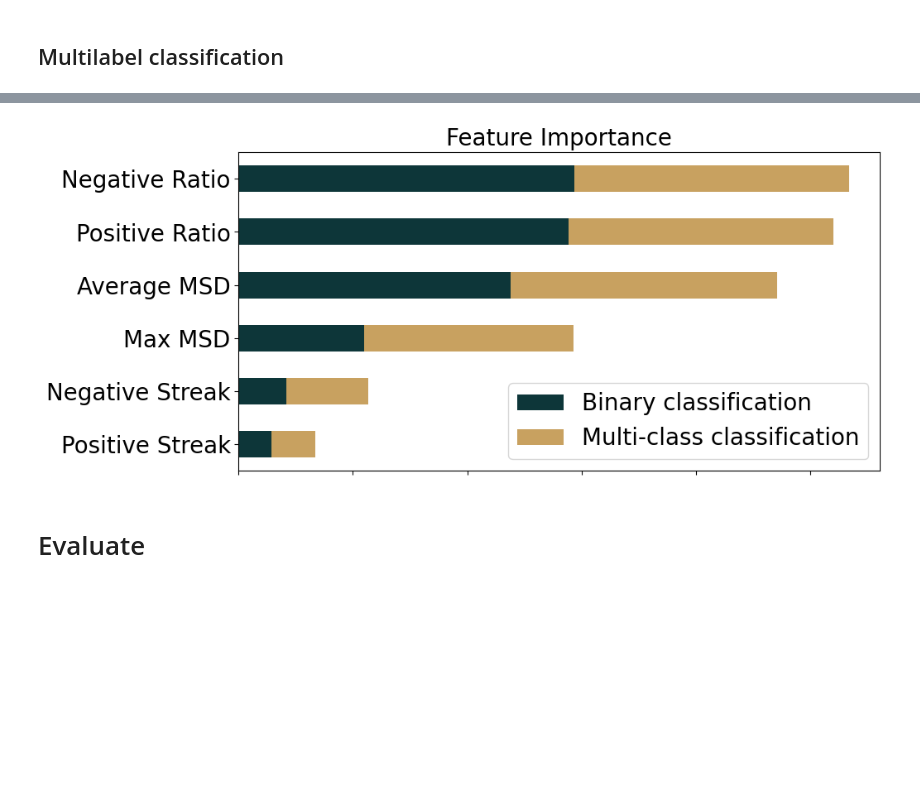
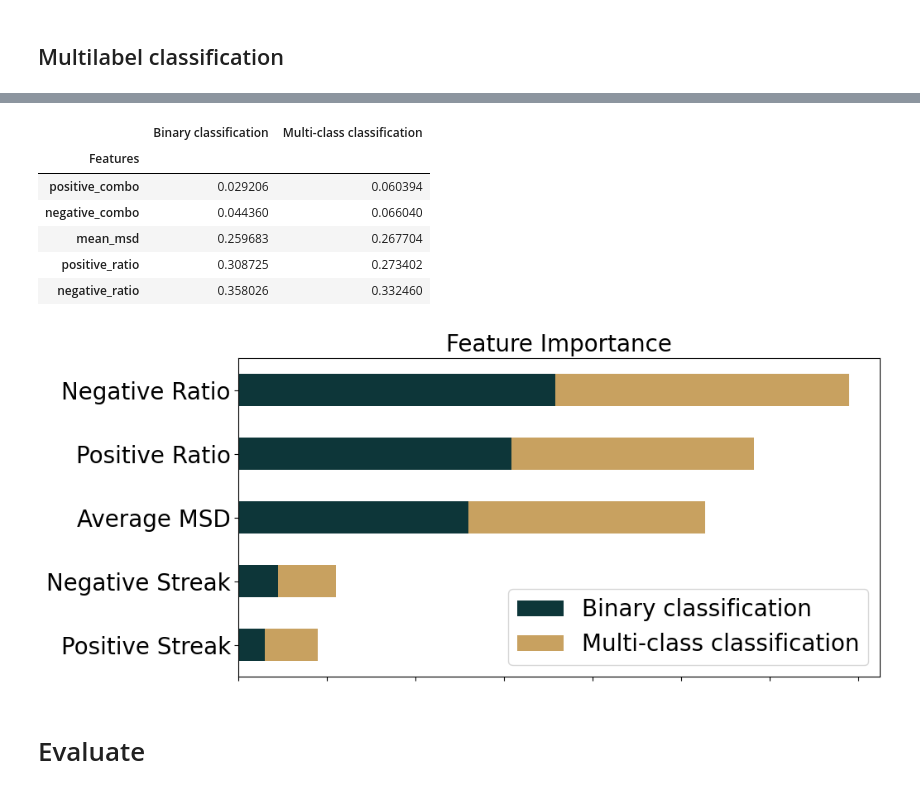
Before and after one commit to luluilmaknun/moodinstability-twitterstmhd, a Jupyter notebook: code/prediction.ipynb, the cells around one changed output, grey strips where cells are left out. Saved outputs shown, nothing was run; the diff lists cells and outputs as text; code cells hidden in the pictures; blank space fills up the shorter version.

```diff
--- a/code/prediction.ipynb
+++ b/code/prediction.ipynb
@@ -78,11 +78,11 @@ data[data.duplicated(subset=["max_msd", "mean_msd", "positive_ratio", "negative_
 # %%
 train, test = train_test_split(data, stratify=data['mlabel'], test_size=0.2, random_state=RANDOM_SEED)
 
-X_train = train.drop(['mlabel', 'label'], axis=1)
+X_train = train.drop(['mlabel', 'label', 'max_msd'], axis=1)
 y_train = train['label']
 my_train = train['mlabel']
 
-X_test = test.drop(['mlabel', 'label'], axis=1)
+X_test = test.drop(['mlabel', 'label', 'max_msd'], axis=1)
 y_test = test['label']
 my_test = test['mlabel']
 # %% [markdown]
@@ -272,35 +268,44 @@ positive_combo
 #Feature importance
 features = X_train.columns
 b_importance = bgrids[3].feature_importances_ / sum(bgrids[3].feature_importances_)
 m_importance = mgrids[3].feature_importances_ / sum(bgrids[3].feature_importances_)
 
 
 # Create a DataFrame for the feature importances
 data = {
     'Features': features,
     'Binary classification': b_importance,
     'Multi-class classification': m_importance,
 }
 
 df = pd.DataFrame(data)
 
 # Set the Features column as the index
 df.set_index('Features', inplace=True)
 
 # Sort the DataFrame based on the sum of feature importances across all models
 df_sorted = df.sum(axis=1).sort_values()
 df_sorted = df.loc[df_sorted.index]
 
+display(df_sorted)
+
 # Plotting the sorted stacked bar horizontal plot
 ax = df_sorted.plot(kind='barh', stacked=True, figsize=(10, 5), color=['#0D3639', '#C8A160'])
-ax.set_yticklabels(["Positive Streak", "Negative Streak", "Max MSD", "Average MSD","Positive Ratio", "Negative Ratio"], fontsize=20)
+ax.set_yticklabels(["Positive Streak", "Negative Streak", "Average MSD", "Positive Ratio", "Negative Ratio"], fontsize=20)
 ax.set_xticklabels([])
 ax.set_ylabel(None)
 ax.set_title('Feature Importance', fontsize=20)
 ax.legend(fontsize=20);
 plt.show()
 # %% [output]
+|  | Binary classification | Multi-class classification |
+| Features |  |  |
+| positive_combo | 0.029206 | 0.060394 |
+| negative_combo | 0.044360 | 0.066040 |
+| mean_msd | 0.259683 | 0.267704 |
+| positive_ratio | 0.308725 | 0.273402 |
+| negative_ratio | 0.358026 | 0.332460 |
-[figure, old version]
+[figure, new version]
 # %% [markdown]
 # Evaluate
 # %%
```
Also changed, not shown: parts of 10 cells of this notebook.
